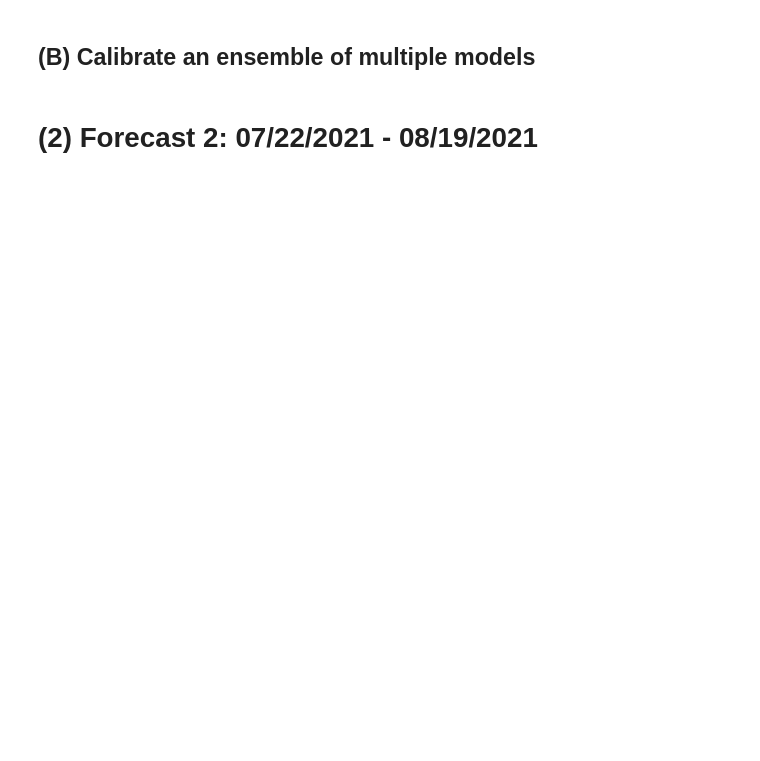
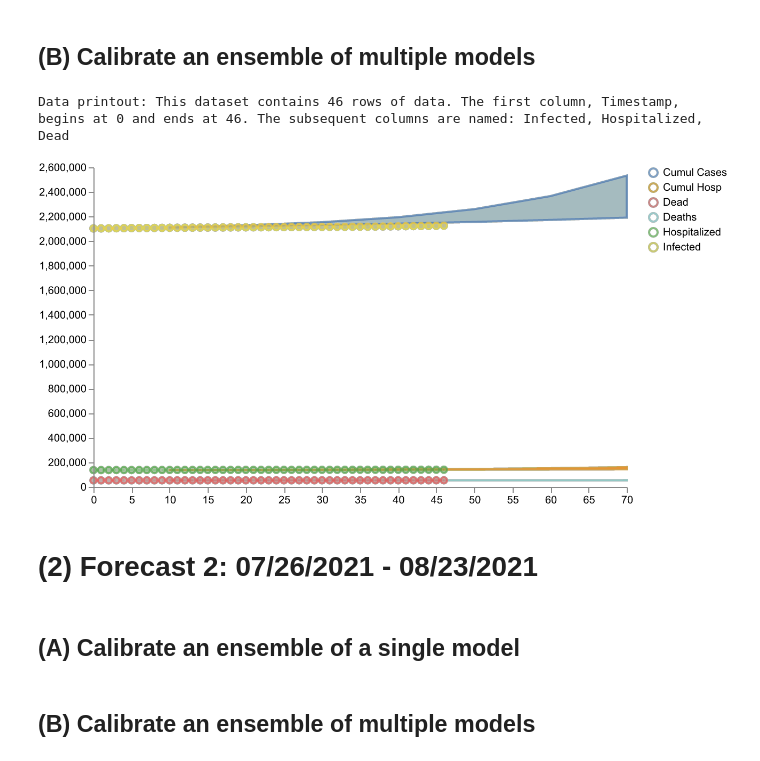
Before and after one commit to ciemss/program-milestones, a Jupyter notebook: 18-month-milestone/evaluation/Epi_Ensemble_Challenge/CIEMSS_Team_Ensemble_Challenge.ipynb, the cells around one changed output. Saved outputs shown, nothing was run; the diff lists cells and outputs as text; code cells hidden in the pictures; blank space fills up the shorter version.

```diff
--- a/18-month-milestone/evaluation/Epi_Ensemble_Challenge/CIEMSS_Team_Ensemble_Challenge.ipynb
+++ b/18-month-milestone/evaluation/Epi_Ensemble_Challenge/CIEMSS_Team_Ensemble_Challenge.ipynb
@@ -139,4 +177,24 @@ SVG has an invalid size
 # %% [markdown]
 ## (B) Calibrate an ensemble of multiple models
+# %%
+## Calibrate the model to data
+calibrated_results = pyciemss.ensemble_calibrate(model_paths, solution_mappings, dataset,
+                                                 data_mapping=data_mapping, num_iterations=num_iterations)
+parameter_estimates = calibrated_results["inferred_parameters"]
+# print(parameter_estimates())
+
+## Sample the calibrated model
+ensemble_result = pyciemss.ensemble_sample(model_paths, solution_mappings, end_time,
+                                           logging_step_size, num_samples, start_time=start_time)
+
+## Display results
+# display(ensemble_result['data'].head())
+schema = plot_results_and_data(calibrated_ensemble_result, dataset)
+# schema = plot_all_results(calibrated_ensemble_result)
+plots.save_schema(schema, "_schema.json")
+plots.ipy_display(schema, dpi=150)
+# %% [output]
+Data printout: This dataset contains 46 rows of data. The first column, Timestamp, begins at 0 and ends at 46. The subsequent columns are named: Infected, Hospitalized, Dead
+[figure, added]
 # %% [markdown]
-# (2) Forecast 2: 07/22/2021 - 08/19/2021
+# (2) Forecast 2: 07/26/2021 - 08/23/2021
@@ -142,0 +204,2 @@ SVG has an invalid size
+# %% [markdown]
+## (A) Calibrate an ensemble of a single model
@@ -142,0 +224,2 @@ SVG has an invalid size
+# %% [markdown]
+## (B) Calibrate an ensemble of multiple models
```
Also changed, not shown: parts of 38 cells of this notebook, 4 other files.
